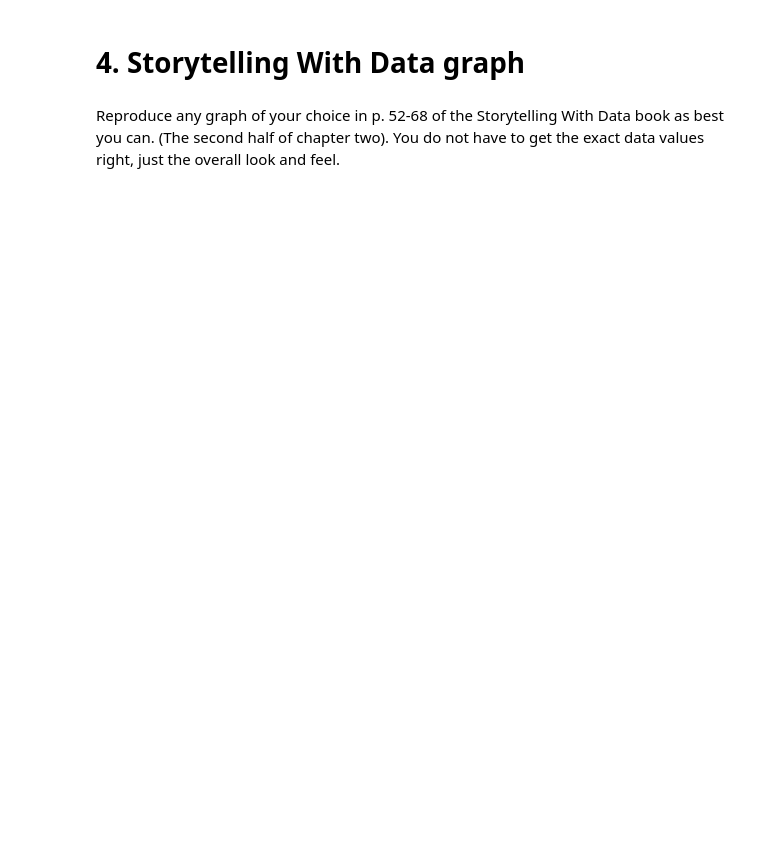
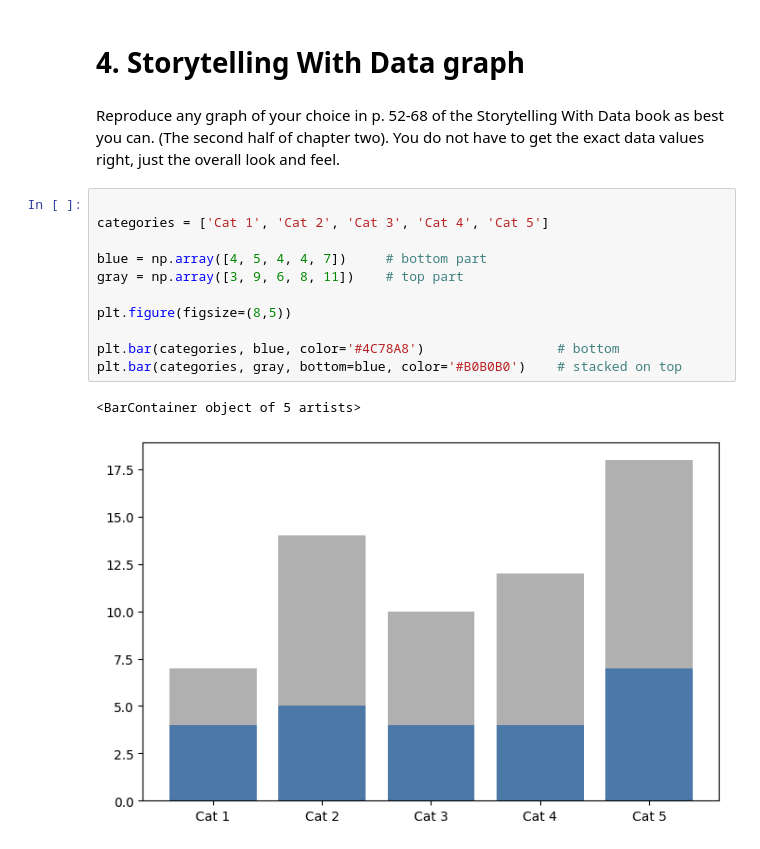
Before and after one commit to SalhaMo/Module-B-semester-2, a Jupyter notebook: Week4.ipynb, the cells around one changed output. Cells and saved outputs as stored; diff of their text form; blank space fills up the shorter version.

```diff
--- a/Week4.ipynb
+++ b/Week4.ipynb
@@ -197,3 +197,17 @@ The effort variable shows a relatively narrow distribution with a few high outli
 # 4. Storytelling With Data graph
 # %% [markdown]
 Reproduce any graph of your choice in p. 52-68 of the Storytelling With Data book as best you can.  (The second half of chapter two).  You do not have to get the exact data values right, just the overall look and feel.
+# %%
+
+categories = ['Cat 1', 'Cat 2', 'Cat 3', 'Cat 4', 'Cat 5']
+
+blue = np.array([4, 5, 4, 4, 7])     # bottom part
+gray = np.array([3, 9, 6, 8, 11])    # top part
+
+plt.figure(figsize=(8,5))
+
+plt.bar(categories, blue, color='#4C78A8')                 # bottom
+plt.bar(categories, gray, bottom=blue, color='#B0B0B0')    # stacked on top
+# %% [output]
+<BarContainer object of 5 artists>
+[figure, added]
```
Also changed, not shown: parts of 3 cells of this notebook.
